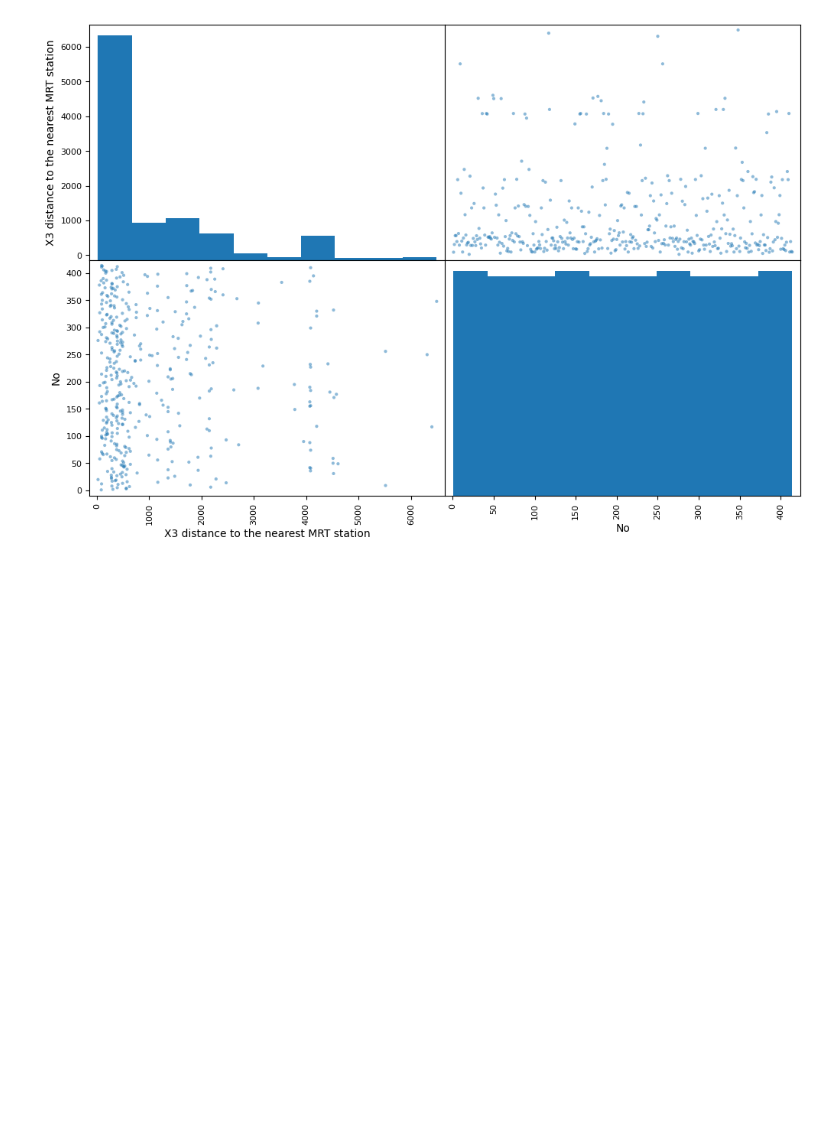
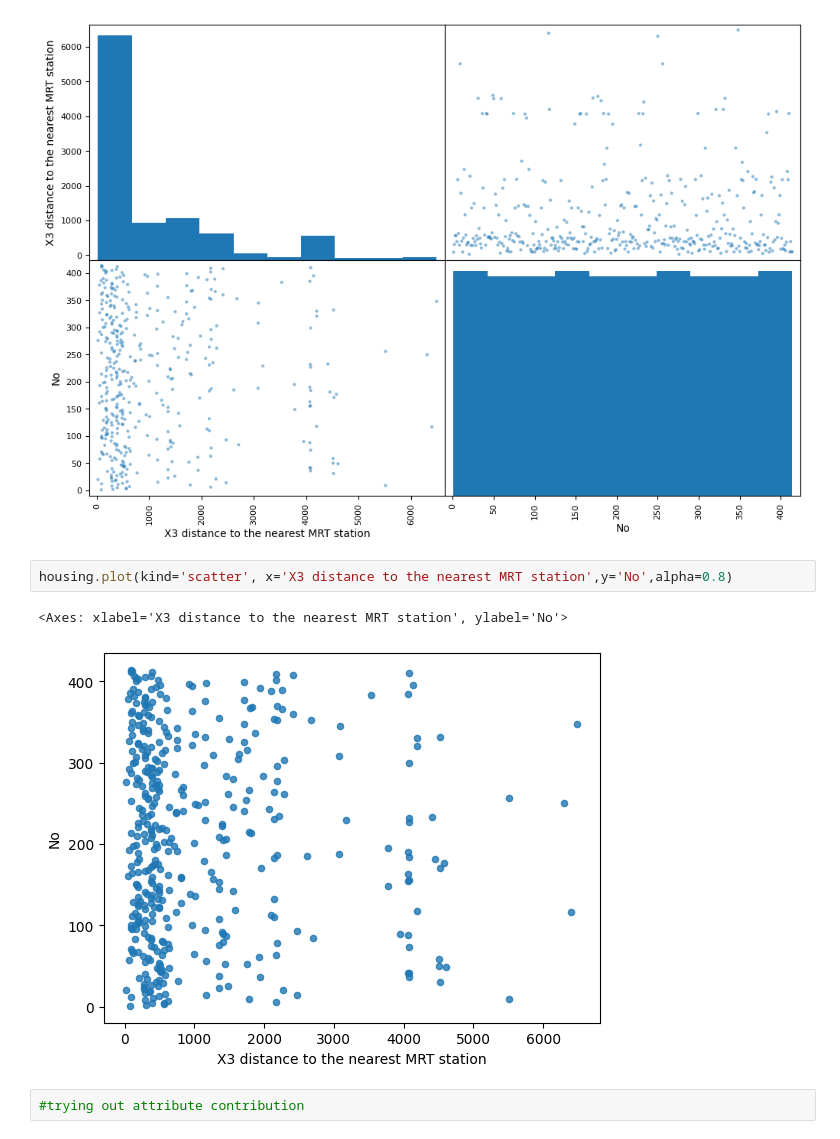
Before and after one commit to ayush0121/realestate--price-prediction, a Jupyter notebook: estate.ipynb.ipynb, the cells around one changed output. Drawn from its saved outputs; the diff is of its cells as text; blank space fills up the shorter version.

```diff
--- a/estate.ipynb.ipynb
+++ b/estate.ipynb.ipynb
@@ -171,3 +168,10 @@ array([[<Axes: xlabel='X3 distance to the nearest MRT station', ylabel='X3 dista
        [<Axes: xlabel='X3 distance to the nearest MRT station', ylabel='No'>,
         <Axes: xlabel='No', ylabel='No'>]], dtype=object)
 [figure]
+# %%
+housing.plot(kind='scatter', x='X3 distance to the nearest MRT station',y='No',alpha=0.8)
+# %% [output]
+<Axes: xlabel='X3 distance to the nearest MRT station', ylabel='No'>
+[figure, added]
+# %%
+#trying out attribute contribution
```
Also changed, not shown: parts of 18 cells of this notebook.
